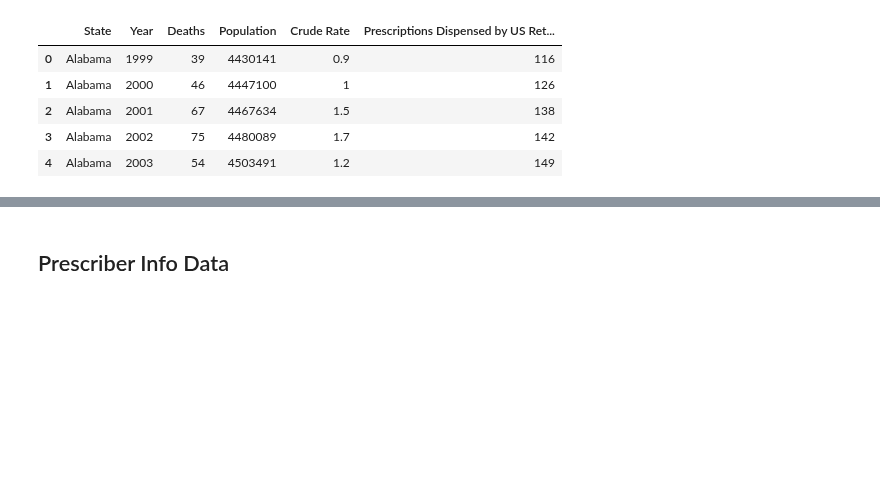
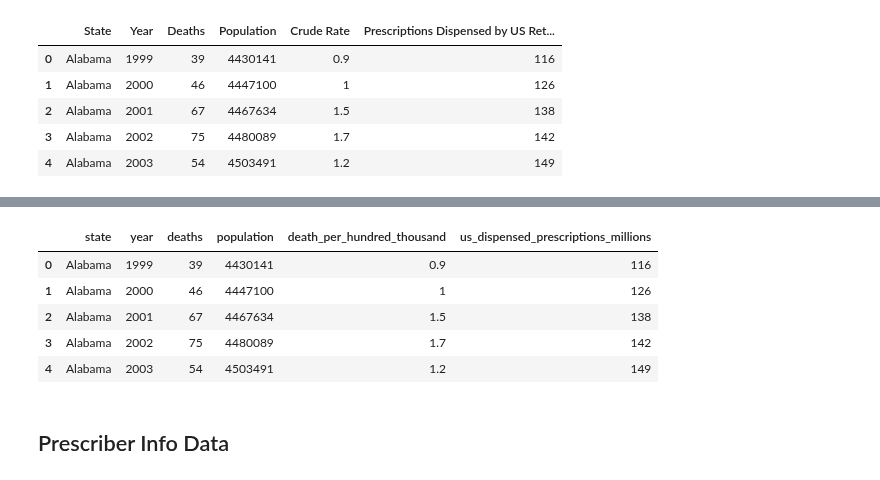
Before and after one commit to Chahnaz-Kbaisi/ETL-Project, a Jupyter notebook: Part_2/average_dispensed.ipynb, the cells around one changed output, grey strips where cells are left out. Drawn from its saved outputs; the diff is of its cells as text; code cells hidden in the pictures; blank space fills up the shorter version.

```diff
--- a/Part_2/average_dispensed.ipynb
+++ b/Part_2/average_dispensed.ipynb
@@ -91,6 +95,17 @@ dispensed_df.head()
 | 2 | Alabama | 2001 | 67 | 4467634 | 1.5 | 138 |
 | 3 | Alabama | 2002 | 75 | 4480089 | 1.7 | 142 |
 | 4 | Alabama | 2003 | 54 | 4503491 | 1.2 | 149 |
+# %%
+new_dispensed_df = dispensed_df[["state", "year", "deaths", "population", "death_per_hundred_thousand",
+                                "us_dispensed_prescriptions_millions"]].copy()
+new_dispensed_df.head()
+# %% [output]
+|  | state | year | deaths | population | death_per_hundred_thousand | us_dispensed_prescriptions_millions |
+| 0 | Alabama | 1999 | 39 | 4430141 | 0.9 | 116 |
+| 1 | Alabama | 2000 | 46 | 4447100 | 1 | 126 |
+| 2 | Alabama | 2001 | 67 | 4467634 | 1.5 | 138 |
+| 3 | Alabama | 2002 | 75 | 4480089 | 1.7 | 142 |
+| 4 | Alabama | 2003 | 54 | 4503491 | 1.2 | 149 |
 # %% [markdown]
 ## Prescriber Info Data
 # %% [markdown]
```
Also changed, not shown: parts of 2 cells of this notebook.
